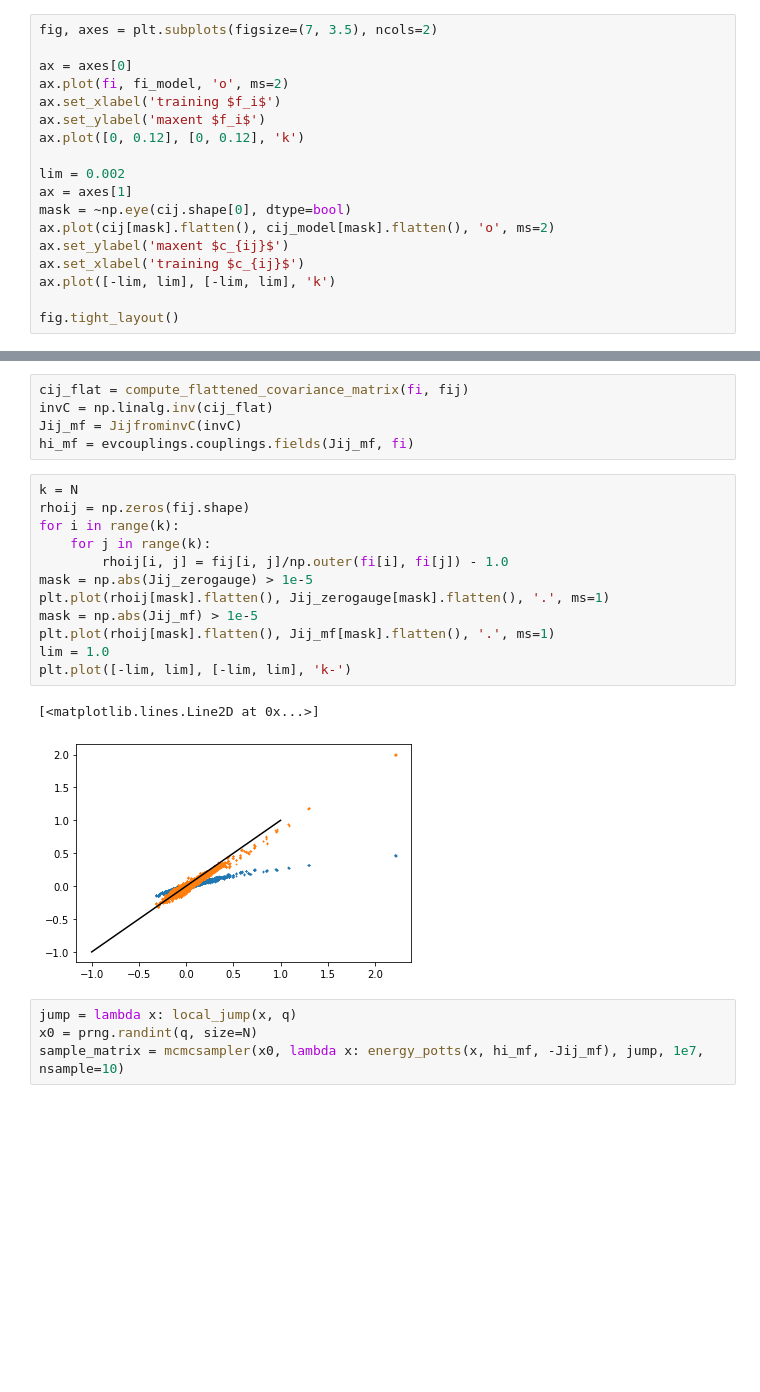
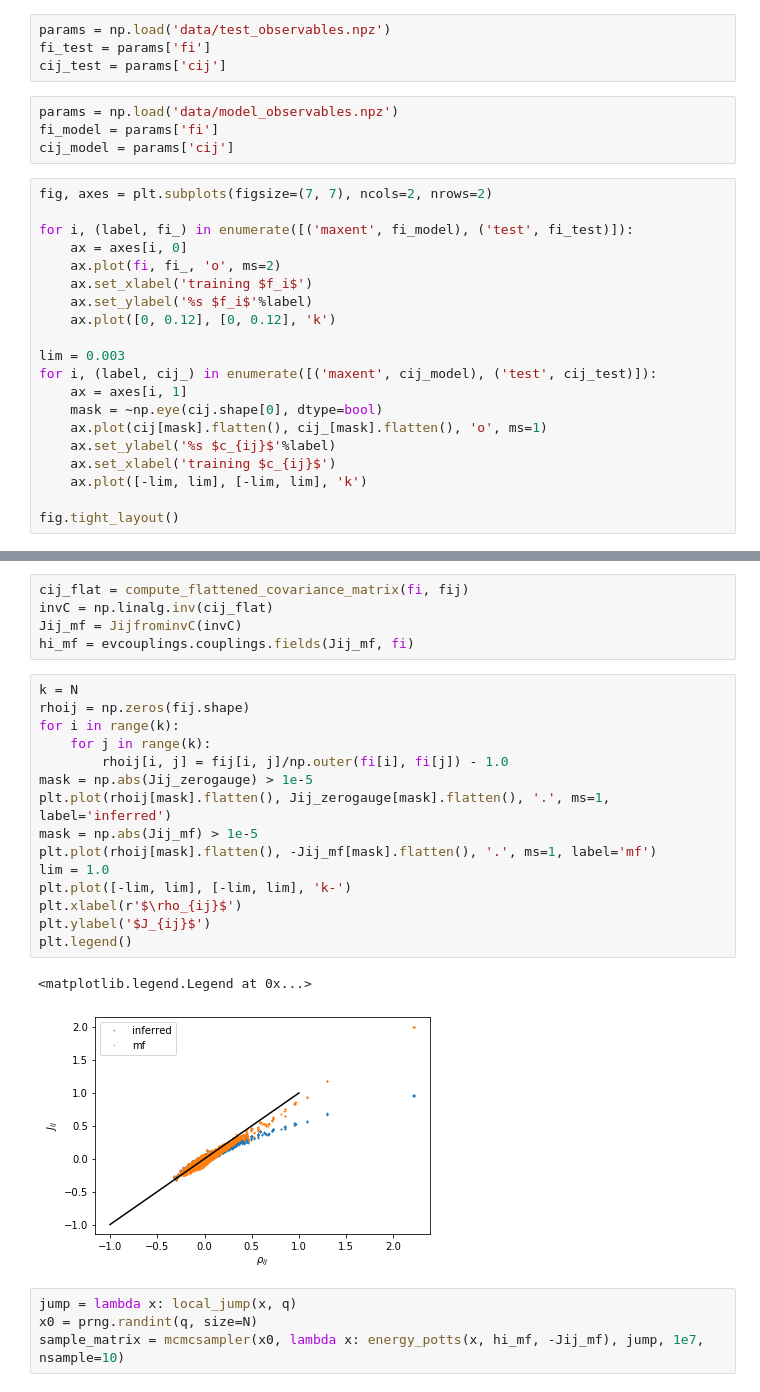
Before and after one commit to andim/peptidome, a Jupyter notebook: code/maxent/full_potts.ipynb, the cells around one changed output, grey strips where cells are left out. Cells and saved outputs as stored; diff of their text form; blank space fills up the shorter version.

```diff
--- a/code/maxent/full_potts.ipynb
+++ b/code/maxent/full_potts.ipynb
@@ -50,18 +168,28 @@ cij_model = compute_covariance_matrix(fi_model, fij_model)
+# %%
+params = np.load('data/test_observables.npz')
+fi_test = params['fi']
+cij_test = params['cij']
+# %%
+params = np.load('data/model_observables.npz')
+fi_model = params['fi']
+cij_model = params['cij']
 # %%
-fig, axes = plt.subplots(figsize=(7, 3.5), ncols=2)
+fig, axes = plt.subplots(figsize=(7, 7), ncols=2, nrows=2)
 
-ax = axes[0]
-ax.plot(fi, fi_model, 'o', ms=2)
-ax.set_xlabel('training $f_i$')
-ax.set_ylabel('maxent $f_i$')
-ax.plot([0, 0.12], [0, 0.12], 'k')
+for i, (label, fi_) in enumerate([('maxent', fi_model), ('test', fi_test)]):
+    ax = axes[i, 0]
+    ax.plot(fi, fi_, 'o', ms=2)
+    ax.set_xlabel('training $f_i$')
+    ax.set_ylabel('%s $f_i$'%label)
+    ax.plot([0, 0.12], [0, 0.12], 'k')
 
-lim = 0.002
-ax = axes[1]
-mask = ~np.eye(cij.shape[0], dtype=bool)
-ax.plot(cij[mask].flatten(), cij_model[mask].flatten(), 'o', ms=2)
-ax.set_ylabel('maxent $c_{ij}$')
-ax.set_xlabel('training $c_{ij}$')
-ax.plot([-lim, lim], [-lim, lim], 'k')
+lim = 0.003
+for i, (label, cij_) in enumerate([('maxent', cij_model), ('test', cij_test)]):
+    ax = axes[i, 1]
+    mask = ~np.eye(cij.shape[0], dtype=bool)
+    ax.plot(cij[mask].flatten(), cij_[mask].flatten(), 'o', ms=1)
+    ax.set_ylabel('%s $c_{ij}$'%label)
+    ax.set_xlabel('training $c_{ij}$')
+    ax.plot([-lim, lim], [-lim, lim], 'k')
 
 fig.tight_layout()
@@ -82,18 +212,21 @@ hi_mf = evcouplings.couplings.fields(Jij_mf, fi)
 # %%
 k = N
 rhoij = np.zeros(fij.shape)
 for i in range(k):
     for j in range(k):
         rhoij[i, j] = fij[i, j]/np.outer(fi[i], fi[j]) - 1.0
 mask = np.abs(Jij_zerogauge) > 1e-5
-plt.plot(rhoij[mask].flatten(), Jij_zerogauge[mask].flatten(), '.', ms=1)
+plt.plot(rhoij[mask].flatten(), Jij_zerogauge[mask].flatten(), '.', ms=1, label='inferred')
 mask = np.abs(Jij_mf) > 1e-5
-plt.plot(rhoij[mask].flatten(), Jij_mf[mask].flatten(), '.', ms=1)
+plt.plot(rhoij[mask].flatten(), -Jij_mf[mask].flatten(), '.', ms=1, label='mf')
 lim = 1.0
 plt.plot([-lim, lim], [-lim, lim], 'k-')
+plt.xlabel(r'$\rho_{ij}$')
+plt.ylabel('$J_{ij}$')
+plt.legend()
 # %% [output]
-[<matplotlib.lines.Line2D at 0x...>]
+<matplotlib.legend.Legend at 0x...>
-[figure, old version]
+[figure, new version]
 # %%
 jump = lambda x: local_jump(x, q)
 x0 = prng.randint(q, size=N)
```
Also changed, not shown: parts of 27 cells of this notebook, 4 other files.
